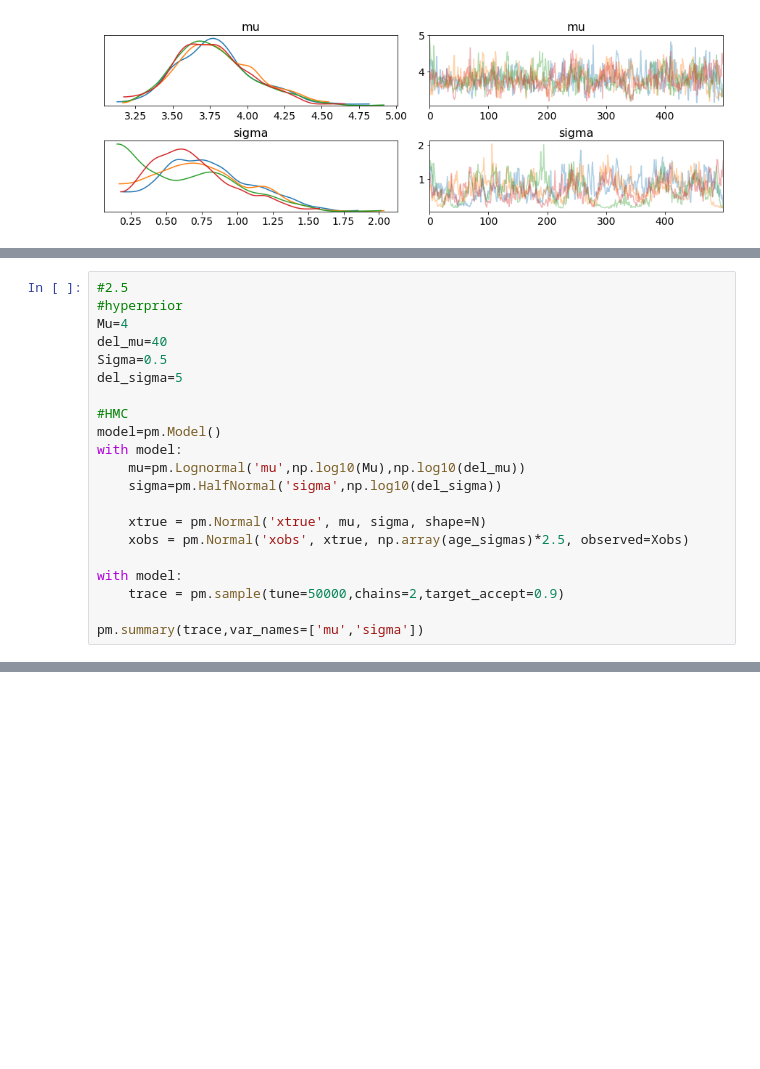
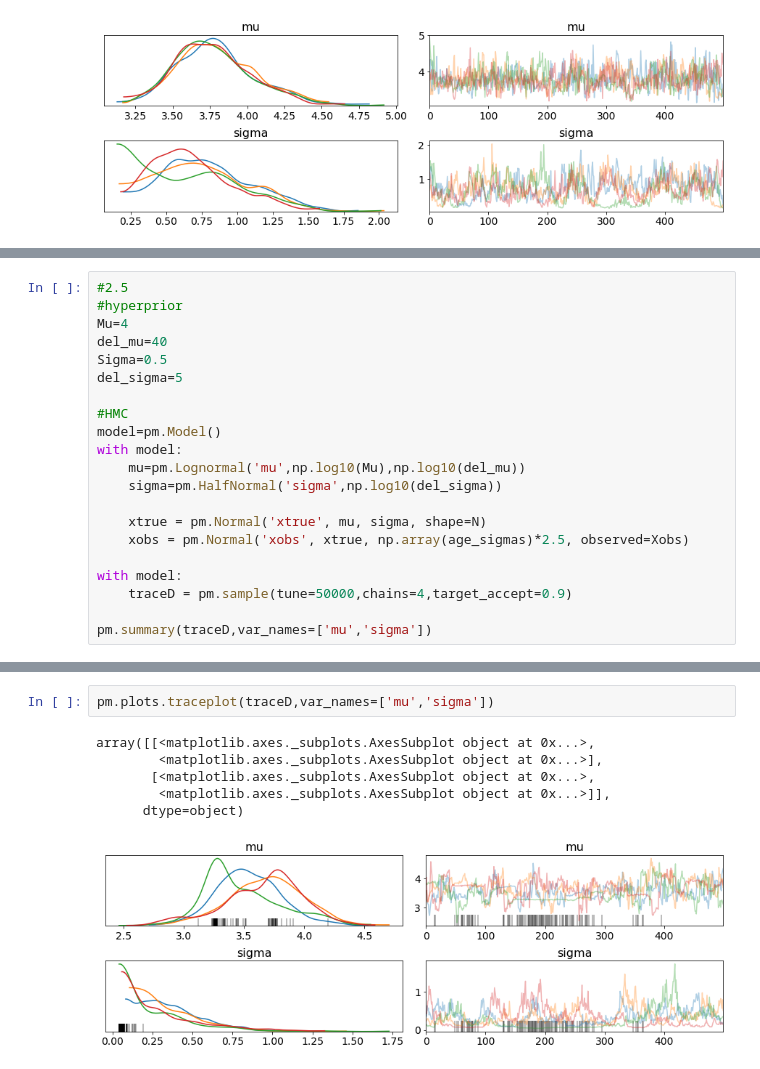
Before and after one commit to Harry-Westwood/Y4-Project-InterNeuralStellar, a Jupyter notebook: Hin's_files/M67.ipynb, the cells around one changed output, grey strips where cells are left out. Cells and saved outputs as stored; diff of their text form; blank space fills up the shorter version.

```diff
--- a/Hin's_files/M67.ipynb
+++ b/Hin's_files/M67.ipynb
@@ -187,6 +236,6 @@ with model:
     xobs = pm.Normal('xobs', xtrue, np.array(age_sigmas)*2.5, observed=Xobs)
 
 with model:
-    trace = pm.sample(tune=50000,chains=2,target_accept=0.9)
+    traceD = pm.sample(tune=50000,chains=4,target_accept=0.9)
 
-pm.summary(trace,var_names=['mu','sigma'])
+pm.summary(traceD,var_names=['mu','sigma'])
@@ -193,3 +257,12 @@ pm.summary(trace,var_names=['mu','sigma'])
+# %%
+pm.plots.traceplot(traceD,var_names=['mu','sigma'])
+# %% [output]
+array([[<matplotlib.axes._subplots.AxesSubplot object at 0x...>,
+        <matplotlib.axes._subplots.AxesSubplot object at 0x...>],
+       [<matplotlib.axes._subplots.AxesSubplot object at 0x...>,
+        <matplotlib.axes._subplots.AxesSubplot object at 0x...>]],
+      dtype=object)
+[figure, added]
 # %%
 #3.0
 #hyperprior
```
Also changed, not shown: parts of 19 cells of this notebook.
